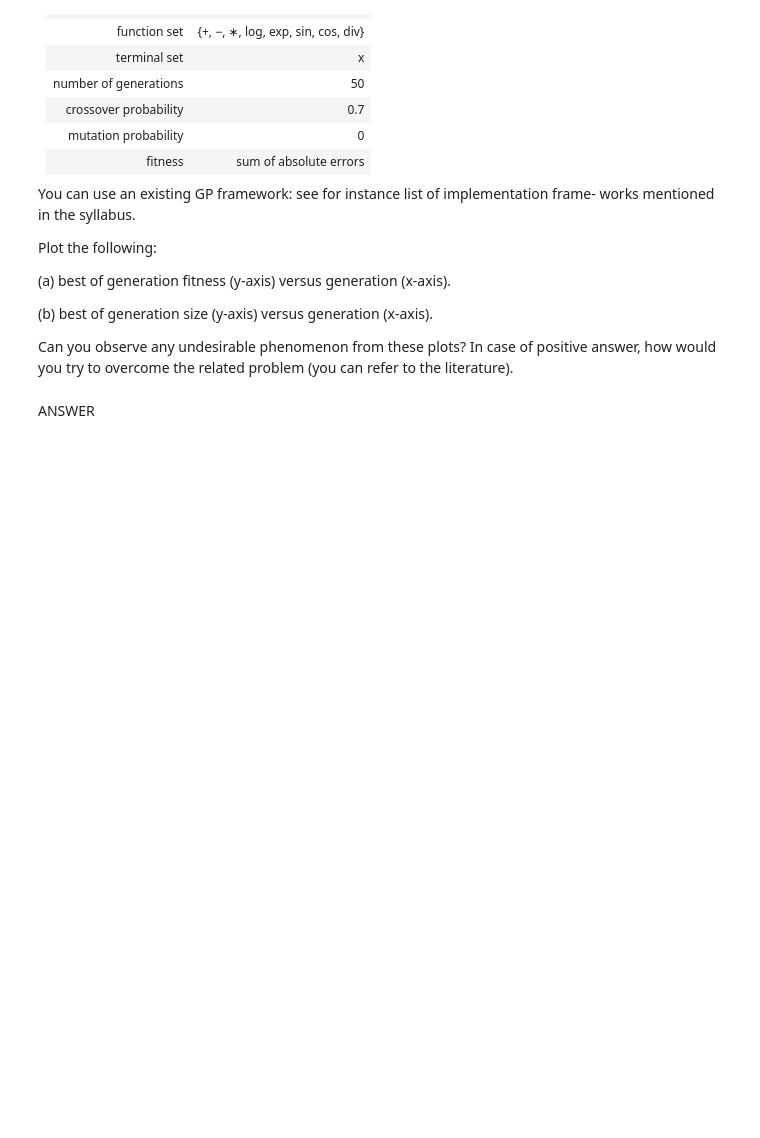
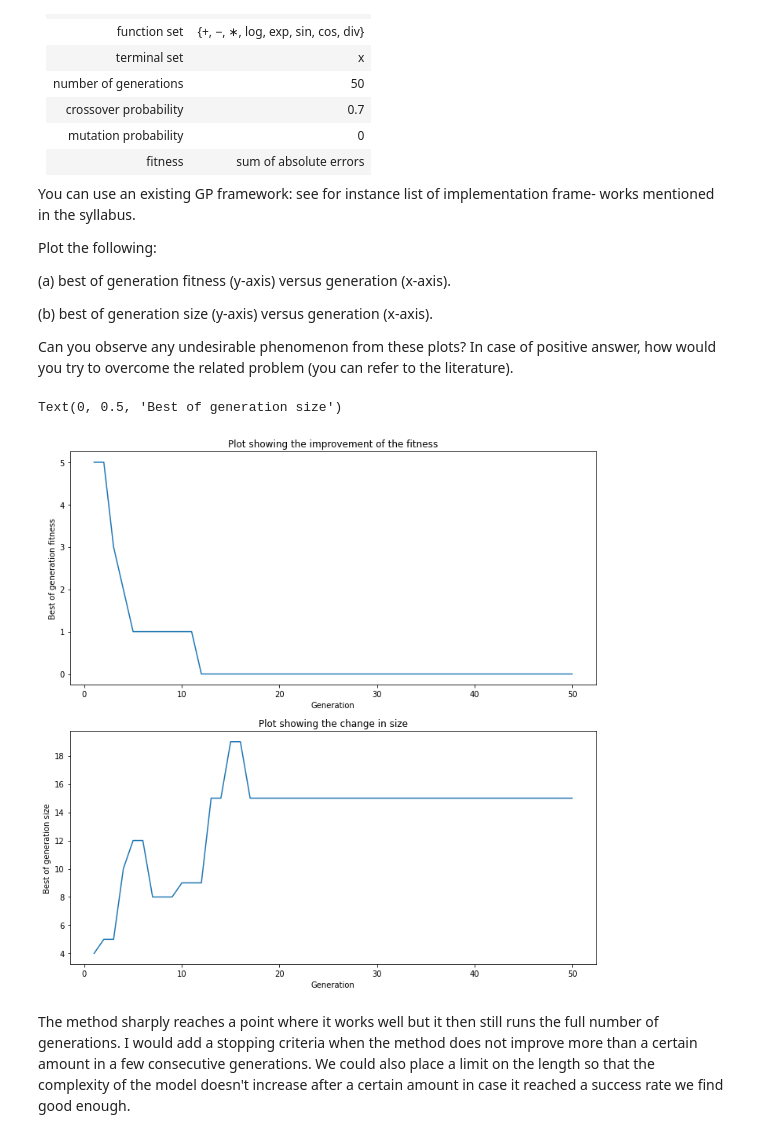
Before and after one commit to prat8897/Natural-Computing, a Jupyter notebook: Natural_Computing_Assignment_1.ipynb, the cells around one changed output. Drawn from its saved outputs; the diff is of its cells as text; code cells hidden in the pictures; blank space fills up the shorter version.

```diff
--- a/Natural_Computing_Assignment_1.ipynb
+++ b/Natural_Computing_Assignment_1.ipynb
@@ -465,5 +499,76 @@ Plot the following:
 
 
 Can you observe any undesirable phenomenon from these plots? In case of positive answer, how would you try to overcome the related problem (you can refer to the literature).
-# %% [markdown]
-ANSWER
+# %%
+#!pip install gplearn
+from gplearn.genetic import SymbolicRegressor
+from gplearn.functions import make_function
+from gplearn import fitness
+import numpy as np
+import matplotlib.pyplot as plt
+import math
+import pandas as pd
+import sys
+
+x = np.array([-1.0, -0.9, -0.8, -0.7, -0.6, -0.5, -0.4, -0.3, -0.2, -0.1, 0, 0.1, 0.2, 0.3, 0.4, 0.5, 0.6, 0.7, 0.8, 0.9, 1.0])
+y = np.array([0.0000, -0.1629, -0.2624, -0.3129, -0.3264, -0.3125, -0.2784, -0.2289, -0.1664, -0.0909, 0.0, 0.1111, 0.2496, 0.4251, 0.6496, 0.9375, 1.3056, 1.7731, 2.3616, 3.0951, 4.0000])
+
+pop_init = 1000
+number_of_gen = 50
+
+def sum_of_absolute_errors(y, y_pred, weights):
+  list_of_absolute_errors = [abs(y_pred[i] - y[i]) for i in range(len(y_pred))]
+  return sum(list_of_absolute_errors)
+
+sum_of_absolute_errors_fitness = fitness.make_fitness(sum_of_absolute_errors, greater_is_better=False, wrap=True)
+
+def exponential(array):
+  r_list = []
+  for element in array:
+    try:
+      r_list.append(math.exp(element))
+    except OverflowError:
+      r_list.append(sys.maxsize)
+  return np.array(r_list)
+
+exp = make_function(function=exponential, name='exp',arity=1)
+
+est_gp = SymbolicRegressor(population_size=pop_init, generations=number_of_gen, p_crossover=0.7, p_subtree_mutation=0.0, p_hoist_mutation=0.0,
+                           p_point_mutation=0.0, function_set={"add", "sub", "mul", "div", "log", "sin", "cos", exp}, metric=sum_of_absolute_errors_fitness)
+est_gp.fit(x.reshape(-1, 1), y)
+
+df = pd.DataFrame(columns=['Gen','Fitness','Length'])
+for idGen in range(len(est_gp._programs)):
+  for idPopulation in range(est_gp.population_size):
+    if(est_gp._programs[idGen][idPopulation] != None):
+      df = df.append({'Gen': idGen, 'Fitness': est_gp._programs[idGen][idPopulation].fitness_, 'Length': str(est_gp._programs[idGen][idPopulation].length_)}, ignore_index=True)
+
+df_min_fitness = []
+df_min_length = []
+for i in range(number_of_gen):
+  fitness_value = sys.maxsize
+  length_value = sys.maxsize
+  for index, element in df.iterrows():
+    if(element["Gen"] == i):
+      if(element["Fitness"] < fitness_value):
+        fitness_value = int(element["Fitness"])
+      if(int(element["Length"]) < length_value):
+        length_value = int(element["Length"])
+  df_min_fitness.append(fitness_value)
+  df_min_length.append(length_value)
+df_min_length[-1] = df_min_length[-2]
+
+fig, axs = plt.subplots(2, 1,figsize=(12,12))
+axs[0].plot(range(1, number_of_gen + 1), df_min_fitness)
+axs[0].set_title('Plot showing the improvement of the fitness')
+axs[0].set_xlabel('Generation')
+axs[0].set_ylabel('Best of generation fitness')
+axs[1].plot(range(1, number_of_gen + 1), df_min_length)
+axs[1].set_title('Plot showing the change in size')
+axs[1].set_xlabel('Generation')
+axs[1].set_ylabel('Best of generation size')
+# %% [output]
+Text(0, 0.5, 'Best of generation size')
+[figure, added]
+# %% [markdown]
+The method sharply reaches a point where it works well but it then still runs the full number of generations. I would add a stopping criteria when the method does not improve more than a certain amount in a few consecutive generations. We could also place a limit on the length so that the complexity of the model doesn't increase after a certain amount in case it reached a success rate we find good enough.
```
Also changed, not shown: parts of 10 cells of this notebook.
